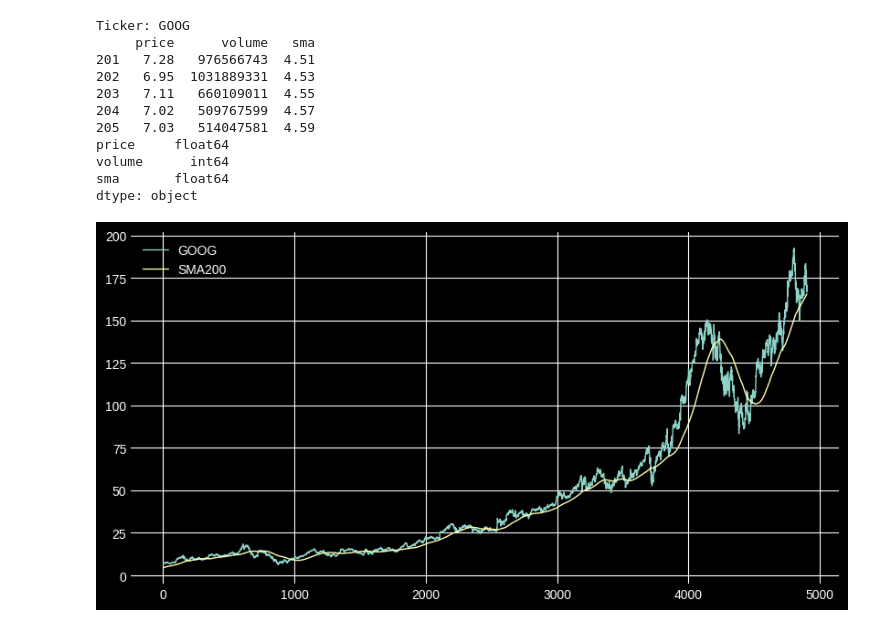
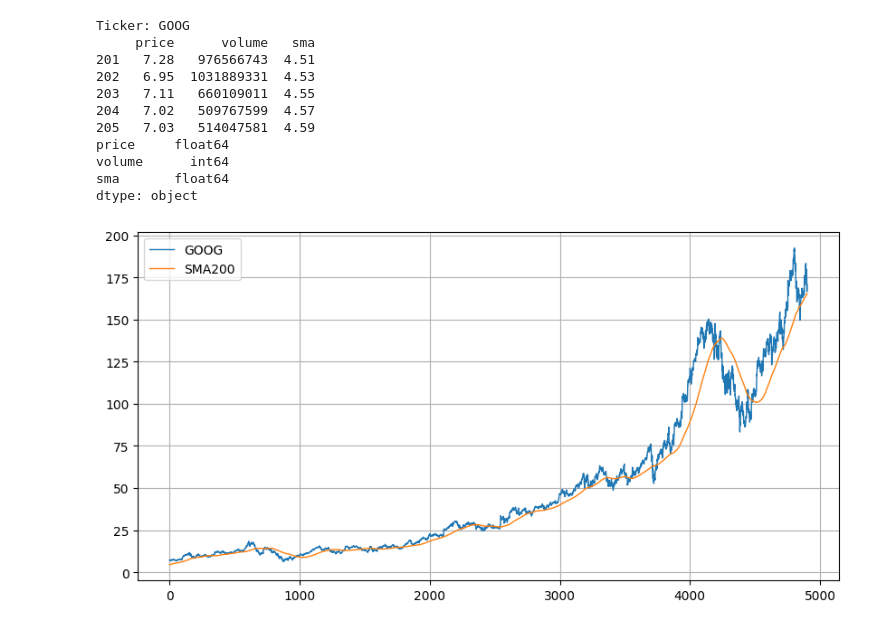
Before and after one commit to ItaiAviad/traider, a Jupyter notebook: model/data/data.ipynb, the cells around one changed output. Drawn from its saved outputs; the diff is of its cells as text; code cells hidden in the pictures.

```diff
--- a/model/data/data.ipynb
+++ b/model/data/data.ipynb
@@ -60,20 +60,20 @@ volume      int64
 sma       float64
 dtype: object
 # %%
-plt.style.use("default")
-plt.style.use("seaborn-v0_8-darkgrid")
-plt.style.use("dark_background")
+# plt.style.use("default")
+# plt.style.use("seaborn-v0_8-darkgrid")
+# plt.style.use("dark_background")
 
 # Plot the 'Close' price against the 'Date'
 plt.figure(figsize=(10, 5))
 
 df = pd.read_csv(f"{t}.csv")
 plt.plot(df.index, df["price"], label="price", linewidth=1)
 plt.plot(df.index, df["sma"], label="sma", linewidth=1)
 
 plt.grid(True)
 plt.legend([t, f"SMA{SMA_PERIOD}"])
 
 plt.show()
 # %% [output]
-[figure, old version]
+[figure, new version]
```
Also changed, not shown: parts of 2 cells of this notebook, 5 other files.
